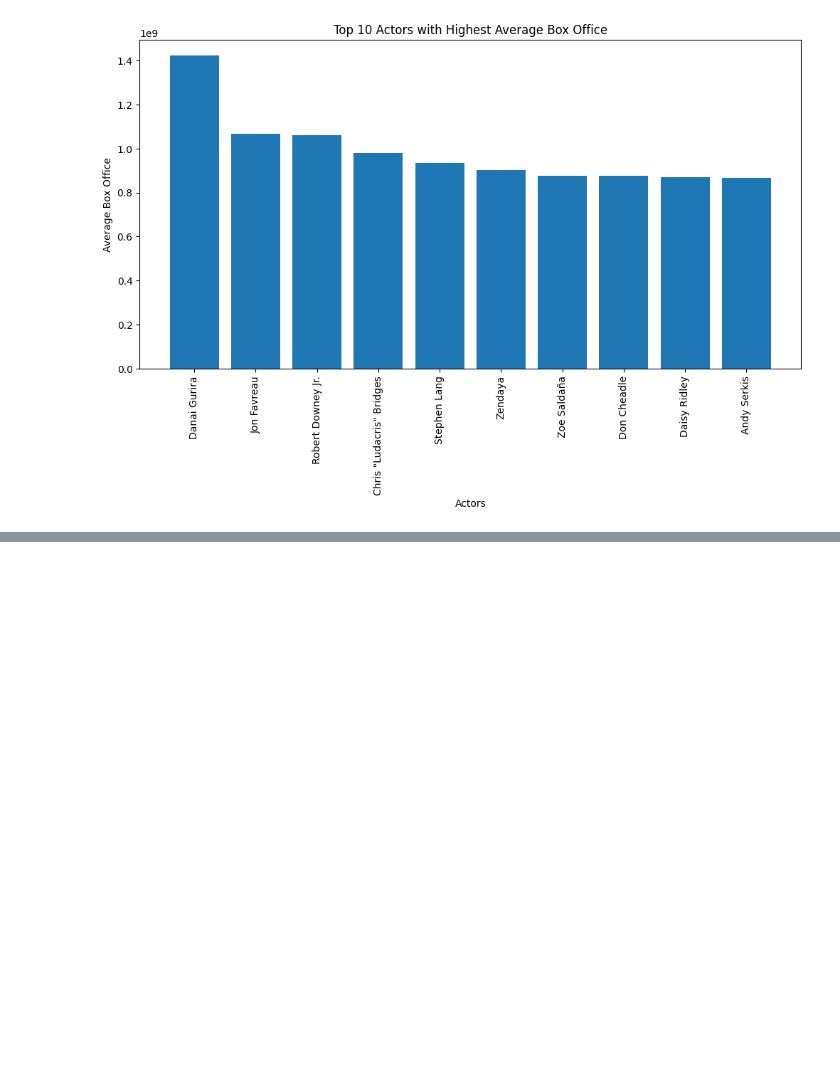
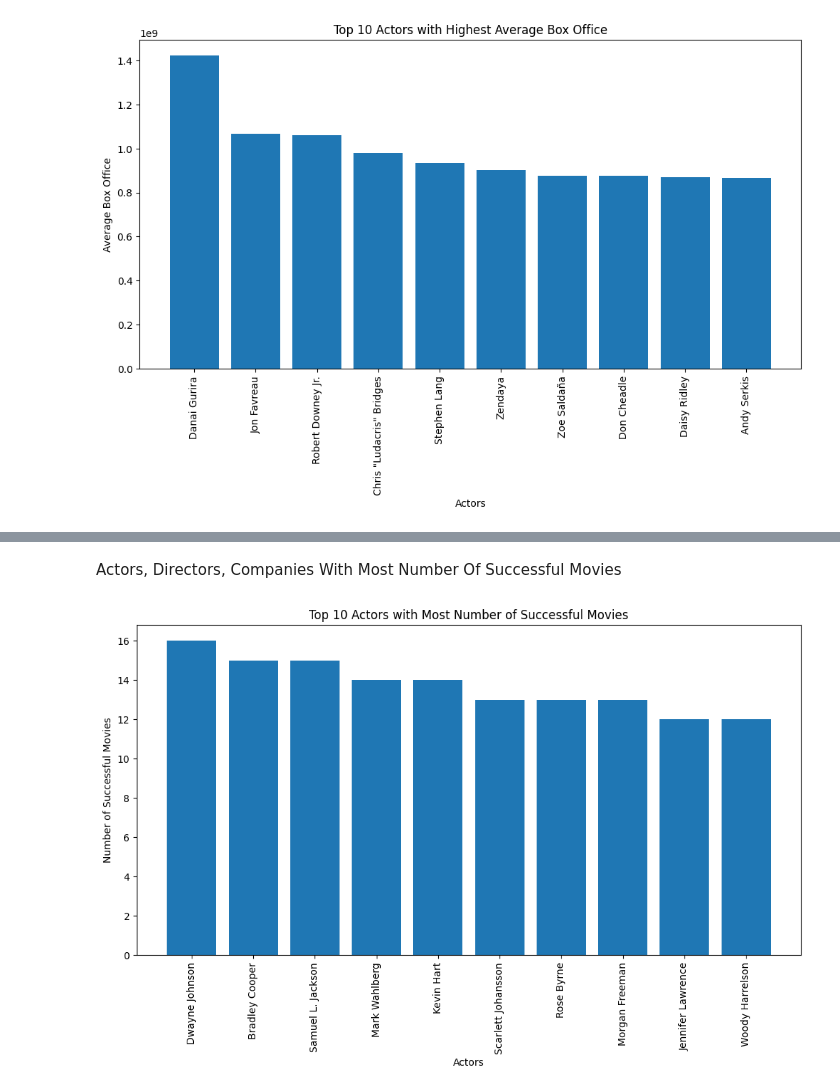
Before and after one commit to tasinms/Movie-Box-Office-Prediction, a Jupyter notebook: DataAnalysis.ipynb, the cells around one changed output, grey strips where cells are left out. Saved outputs shown, nothing was run; the diff lists cells and outputs as text; code cells hidden in the pictures; blank space fills up the shorter version.

Commit message:
Performed Data Preprocessing

```diff
--- a/DataAnalysis.ipynb
+++ b/DataAnalysis.ipynb
@@ -304,0 +314,28 @@ plt.show()
+# %% [markdown]
+Actors, Directors, Companies With Most Number Of Successful Movies
+# %%
+# Filter the DataFrame to only include successful movies
+successfulMovies = movies[movies['Box Office Status'] == 'Success']
+
+# Flatten the list of actors from the successful movies
+successfulActors = [actor for sublist in successfulMovies['Cast'] for actor in sublist]
+
+# Count the number of successful movies for each actor
+actorSuccessCount = {actor: successfulActors.count(actor) for actor in successfulActors}
+
+# Sort the dictionary by value in descending order and get the top 10
+top10SuccessfulActors = sorted(actorSuccessCount.items(), key=lambda x: x[1], reverse=True)[:10]
+
+# Extract the actor names and their corresponding counts
+actors, successCounts = zip(*top10SuccessfulActors)
+
+# Plot the data
+plt.figure(figsize=(12, 6))
+plt.xticks(rotation=90)
+plt.title('Top 10 Actors with Most Number of Successful Movies')
+plt.xlabel('Actors')
+plt.ylabel('Number of Successful Movies')
+plt.bar(actors, successCounts)
+plt.show()
+# %% [output]
+[figure, added]
```
Also changed, not shown: parts of 60 cells of this notebook, 5 other files.
